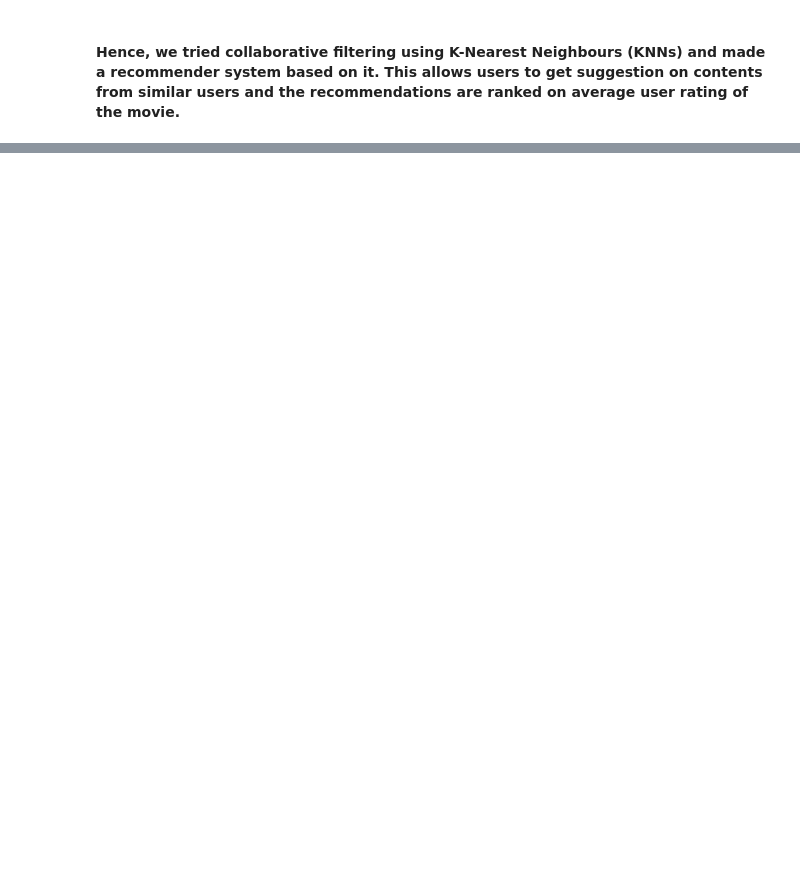
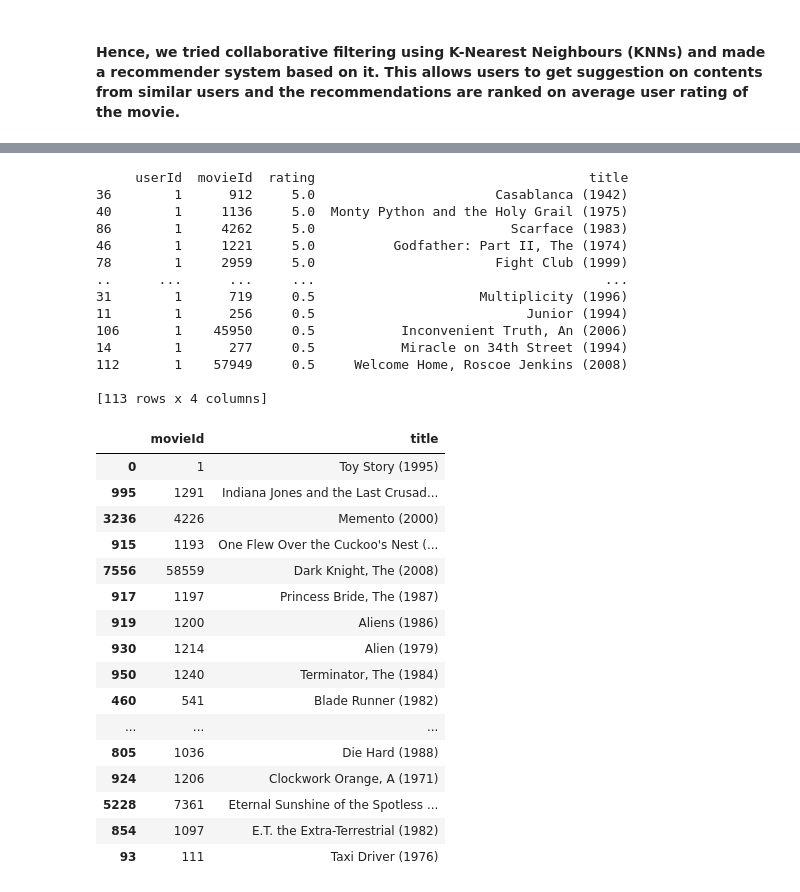
Before and after one commit to arghyadeep99/Movieflix, a Jupyter notebook: Movieflix.ipynb, the cells around one changed output, grey strips where cells are left out. Cells and saved outputs as stored; diff of their text form; code cells hidden in the pictures; blank space fills up the shorter version.

```diff
--- a/Movieflix.ipynb
+++ b/Movieflix.ipynb
@@ -592,0 +643,56 @@ Recommended Movies are:
+# %%
+def recommend_movies(preds_df, userID, movies_df, original_ratings_df, num_recommendations=5):
+
+    # Get and sort the user's predictions
+    user_row_number = userID - 1 # UserID starts at 1, not 0
+    sorted_user_predictions = preds_df.iloc[user_row_number].sort_values(ascending=False) # UserID starts at 1
+
+    # Get the user's data and merge in the movie information.
+    user_data = original_ratings_df[original_ratings_df.userId == (userID)]
+    user_full = (user_data.merge(movies_df, how = 'left', left_on = 'movieId', right_on = 'movieId').
+                     sort_values(['rating'], ascending=False)
+                 )
+    print(user_full)
+
+    # Recommend the highest predicted rating movies that the user hasn't seen yet.
+    recommendations = (movies_df[~movies_df['movieId'].isin(user_full['movieId'])]).merge(pd.DataFrame(sorted_user_predictions).reset_index(), how = 'left', left_on = 'movieId',
+               right_on = 'movieId').rename(columns = {user_row_number: 'Predictions'}).sort_values('Predictions', ascending = False).iloc[:num_recommendations, :-1]
+
+
+    return user_full, recommendations
+
+already_rated, predictions = recommend_movies(preds_df, 1, df_movies, df_ratings, 20)
+
+predictions
+# %% [output]
+     userId  movieId  rating                                   title
+36        1      912     5.0                       Casablanca (1942)
+40        1     1136     5.0  Monty Python and the Holy Grail (1975)
+86        1     4262     5.0                         Scarface (1983)
+46        1     1221     5.0          Godfather: Part II, The (1974)
+78        1     2959     5.0                       Fight Club (1999)
+..      ...      ...     ...                                     ...
+31        1      719     0.5                     Multiplicity (1996)
+11        1      256     0.5                           Junior (1994)
+106       1    45950     0.5           Inconvenient Truth, An (2006)
+14        1      277     0.5           Miracle on 34th Street (1994)
+112       1    57949     0.5     Welcome Home, Roscoe Jenkins (2008)
+
+[113 rows x 4 columns]
+|  | movieId | title |
+| 0 | 1 | Toy Story (1995) |
+| 995 | 1291 | Indiana Jones and the Last Crusad... |
+| 3236 | 4226 | Memento (2000) |
+| 915 | 1193 | One Flew Over the Cuckoo's Nest (... |
+| 7556 | 58559 | Dark Knight, The (2008) |
+| 917 | 1197 | Princess Bride, The (1987) |
+| 919 | 1200 | Aliens (1986) |
+| 930 | 1214 | Alien (1979) |
+| 950 | 1240 | Terminator, The (1984) |
+| 460 | 541 | Blade Runner (1982) |
+| ... | ... | ... |
+| 805 | 1036 | Die Hard (1988) |
+| 924 | 1206 | Clockwork Orange, A (1971) |
+| 5228 | 7361 | Eternal Sunshine of the Spotless ... |
+| 854 | 1097 | E.T. the Extra-Terrestrial (1982) |
+| 93 | 111 | Taxi Driver (1976) |
```
Also changed, not shown: parts of 13 cells of this notebook.
